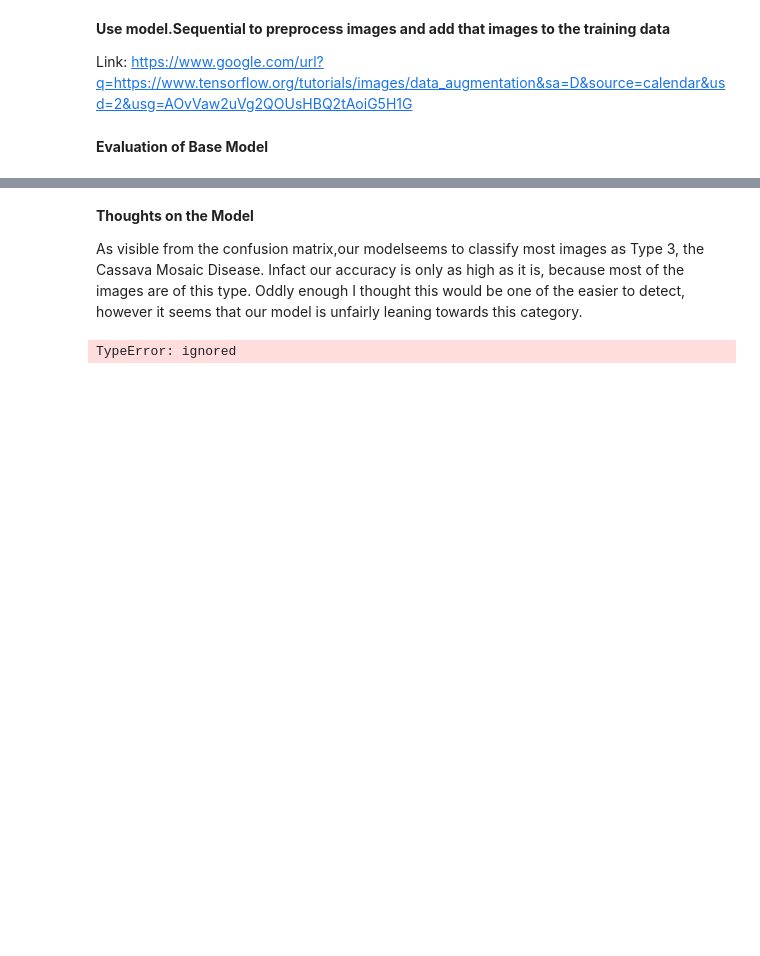
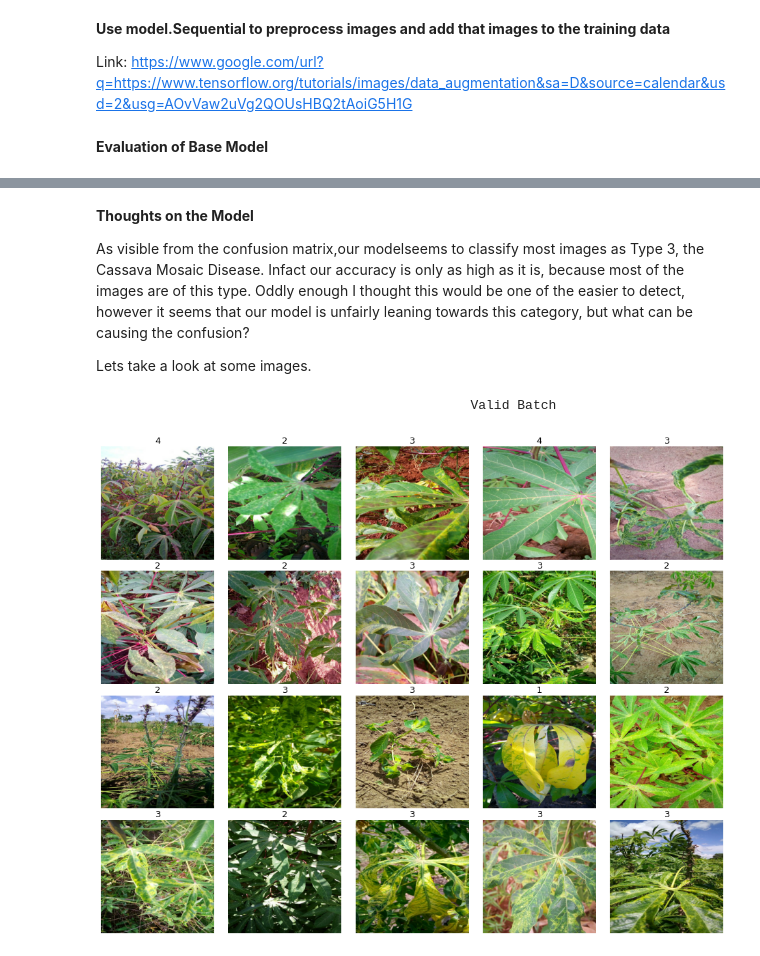
Before and after one commit to Inceptix/Cassava-leaf-disease-classification, a Jupyter notebook: Code/Modeling/Cassava_Disease_Classification(Base_Model_Eval).ipynb, the cells around one changed output, grey strips where cells are left out. Drawn from its saved outputs; the diff is of its cells as text; code cells hidden in the pictures; blank space fills up the shorter version.

```diff
--- a/Code/Modeling/Cassava_Disease_Classification(Base_Model_Eval).ipynb
+++ b/Code/Modeling/Cassava_Disease_Classification(Base_Model_Eval).ipynb
@@ -346,13 +370,6 @@ Distribution Matrix
 # %% [markdown]
 **Thoughts on the Model**
 
-As visible from the confusion matrix,our modelseems to classify most images as Type 3, the Cassava Mosaic Disease. Infact our accuracy is only as high as it is, because most of the images are of this type.  Oddly enough I thought this would be one of the easier to detect, however it seems that our model is unfairly leaning towards this category.
+As visible from the confusion matrix,our modelseems to classify most images as Type 3, the Cassava Mosaic Disease. Infact our accuracy is only as high as it is, because most of the images are of this type.  Oddly enough I thought this would be one of the easier to detect, however it seems that our model is unfairly leaning towards this category, but what can be causing the confusion?
+
+Lets take a look at some images.
-# %%
-import plotly.express as px
-
-validation_images = np.concatenate([y for x, x in valid_ordered], axis=0) #image is x, label is y
-
-#Display some images
-fig = px.imshow(validation_images[1])
-# %% [output]
-TypeError: ignored
@@ -358,0 +445,8 @@ TypeError: ignored
+# %%
+#call the methods
+#print some of the validation set
+print("\n\t\t\t\t\t\tValid Batch")
+display_batch_of_images(next(valid_batch))
+# %% [output]
+                                                Valid Batch
+[figure, added]
```
Also changed, not shown: parts of 8 cells of this notebook.
